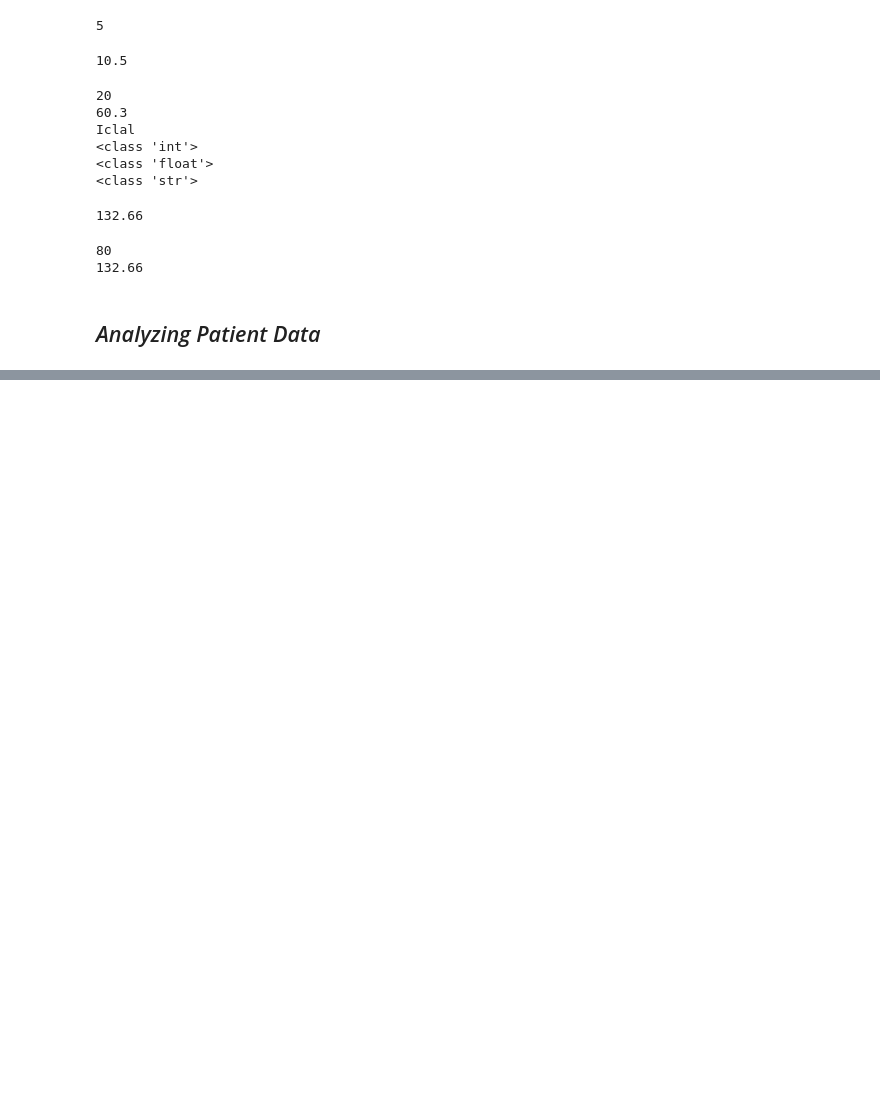
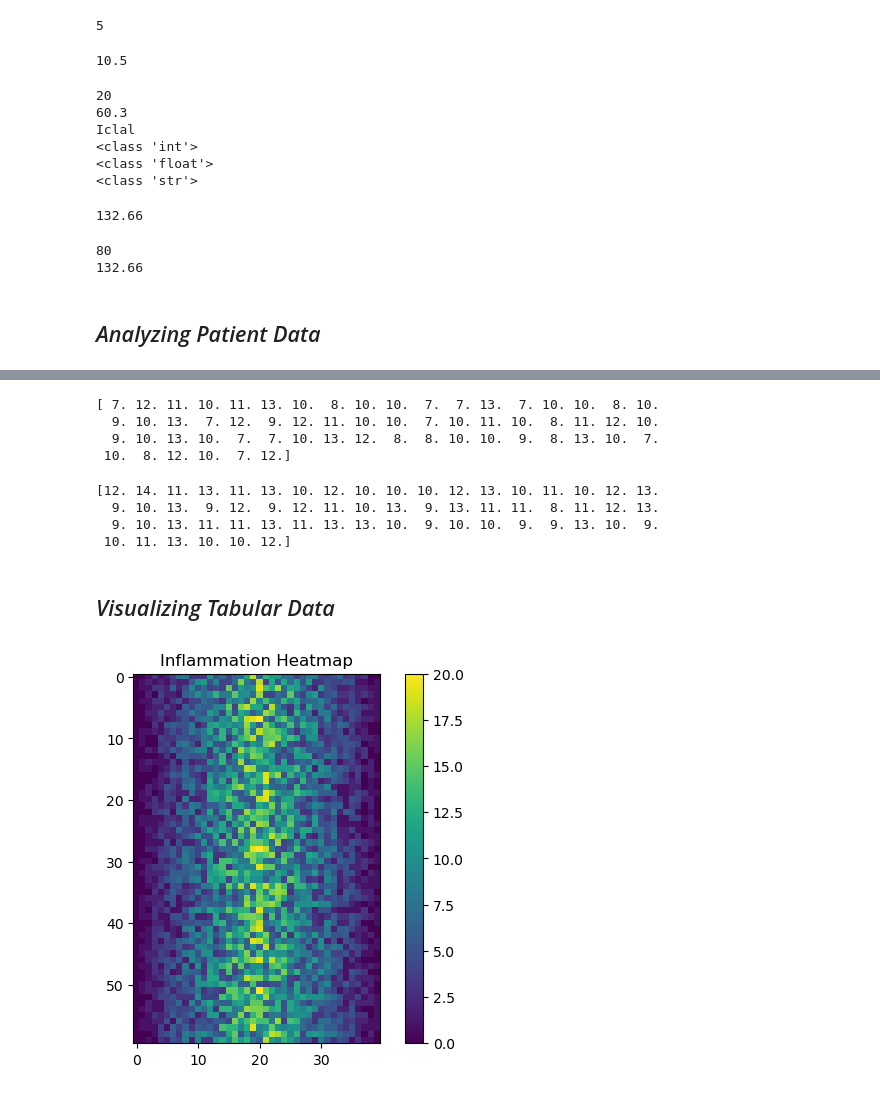
Before and after one commit to sevvaliclalcebecioglu/intro-to-astronomy-2026, a Jupyter notebook: notebooks/week02/assignments/assignment_01_completed_the_python_tutorial/programming_with_python.ipynb, the cells around one changed output, grey strips where cells are left out. Drawn from its saved outputs; the diff is of its cells as text; code cells hidden in the pictures; blank space fills up the shorter version.

```diff
--- a/notebooks/week02/assignments/assignment_01_completed_the_python_tutorial/programming_with_python.ipynb
+++ b/notebooks/week02/assignments/assignment_01_completed_the_python_tutorial/programming_with_python.ipynb
@@ -79,0 +279,43 @@ print(weight_lb)
+# %%
+degisim=np.diff(data,axis=1)
+
+print(np.max(degisim,axis=1))
+# %% [output]
+[ 7. 12. 11. 10. 11. 13. 10.  8. 10. 10.  7.  7. 13.  7. 10. 10.  8. 10.
+  9. 10. 13.  7. 12.  9. 12. 11. 10. 10.  7. 10. 11. 10.  8. 11. 12. 10.
+  9. 10. 13. 10.  7.  7. 10. 13. 12.  8.  8. 10. 10.  9.  8. 13. 10.  7.
+ 10.  8. 12. 10.  7. 12.]
+# %%
+degisim=np.diff(data,axis=1)
+
+print(np.max(np.abs(degisim),axis=1))
+# %% [output]
+[12. 14. 11. 13. 11. 13. 10. 12. 10. 10. 10. 12. 13. 10. 11. 10. 12. 13.
+  9. 10. 13.  9. 12.  9. 12. 11. 10. 13.  9. 13. 11. 11.  8. 11. 12. 13.
+  9. 10. 13. 11. 11. 13. 11. 13. 13. 10.  9. 10. 10.  9.  9. 13. 10.  9.
+ 10. 11. 13. 10. 10. 12.]
+# %% [markdown]
+## _Visualizing Tabular Data_
+# %%
+# Import NumPy for numerical operations
+import numpy as np
+
+# Import Matplotlib for plotting
+import matplotlib.pyplot as plt
+
+# Load the dataset
+data = np.loadtxt("data/inflammation-01.csv", delimiter=",")
+# %%
+# Display the dataset as a heatmap
+plt.imshow(data)
+
+# Add a color bar
+plt.colorbar()
+
+# Add a title
+plt.title("Inflammation Heatmap")
+
+# Display the figure
+plt.show()
+# %% [output]
+[figure, added]
```
Also changed, not shown: parts of 193 cells of this notebook, 35 other files.
